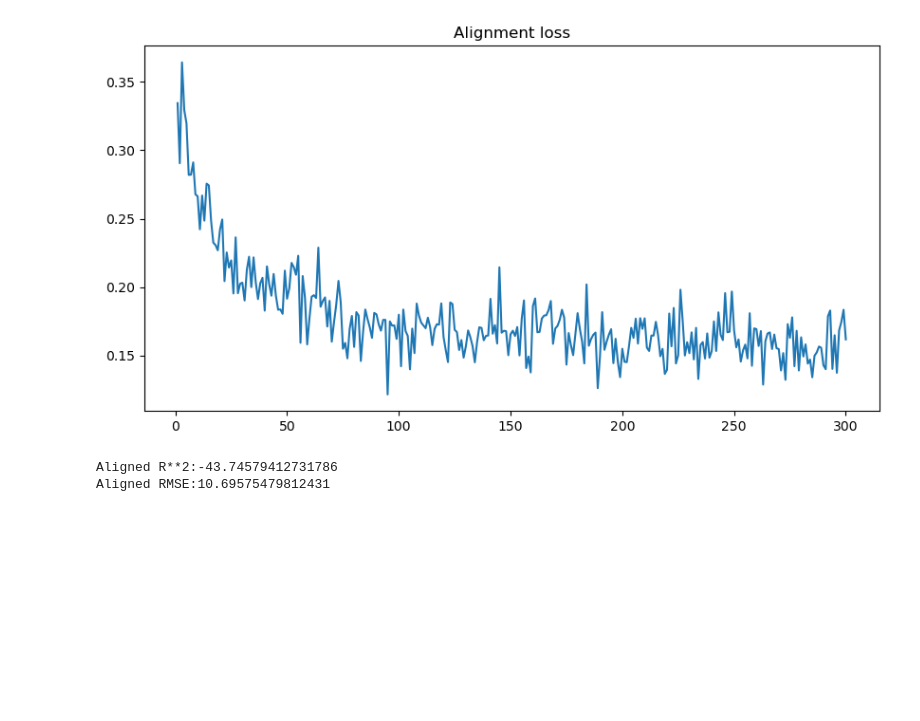
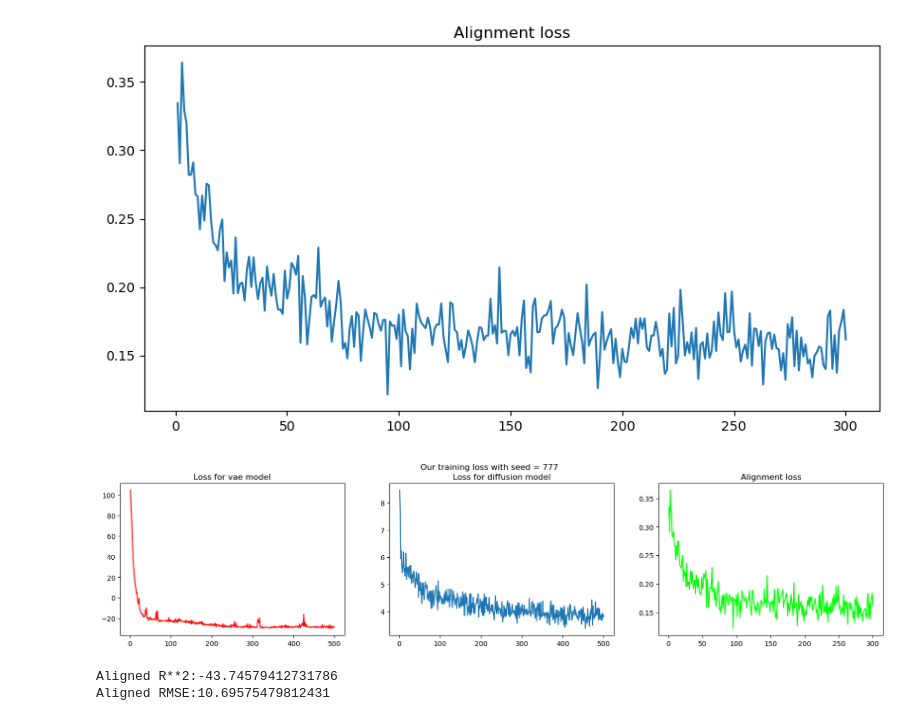
Before and after one commit to YueChen0628/ERDiff, a Jupyter notebook: ERDiff.ipynb, the cells around one changed output. Saved outputs shown, nothing was run; the diff lists cells and outputs as text; code cells hidden in the pictures; blank space fills up the shorter version.

```diff
--- a/ERDiff.ipynb
+++ b/ERDiff.ipynb
@@ -466,6 +466,25 @@ plt.plot(range(1, len(total_loss_list)+1), total_loss_list)
 plt.show()
 # %% [output]
 [figure]
+# %%
+fig = plt.figure(figsize=(20, 4))
+plt.suptitle("Our training loss with seed = 777")
+ax1 = plt.subplot(1, 3, 1)
+ax1.set_title("Loss for vae model")
+ax1.plot(range(1, len(vae_loss_list)+1), vae_loss_list, c='r')
+ax2 = plt.subplot(1, 3, 2)
+ax2.set_title("Loss for diffusion model")
+ax2.plot(range(1, len(diff_loss_list)+1), diff_loss_list)
+ax3 = plt.subplot(1, 3, 3)
+ax3.set_title("Alignment loss")
+ax3.plot(range(1, len(total_loss_list)+1), total_loss_list, c='lime')
+plt.show()
+
+fp=open('plt_figs/loss.pkl','wb')
+pickle.dump(fig, fp)
+fp.close()
+# %% [output]
+[figure, added]
 # %%
 vanilla_model_dict = torch.load('model_checkpoints/vae_model_mla')
 
```
Also changed, not shown: parts of 2 cells of this notebook, 5 other files.
